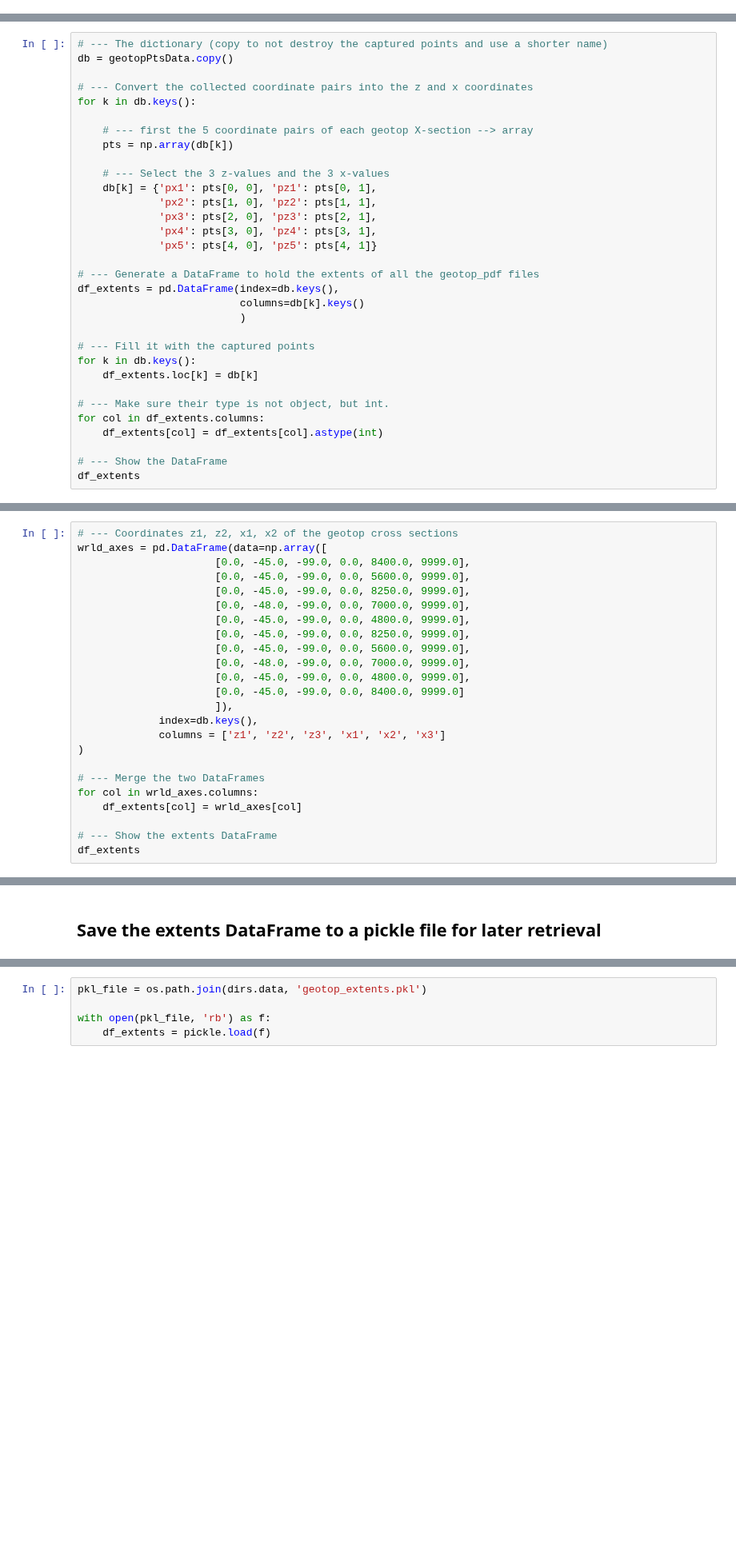
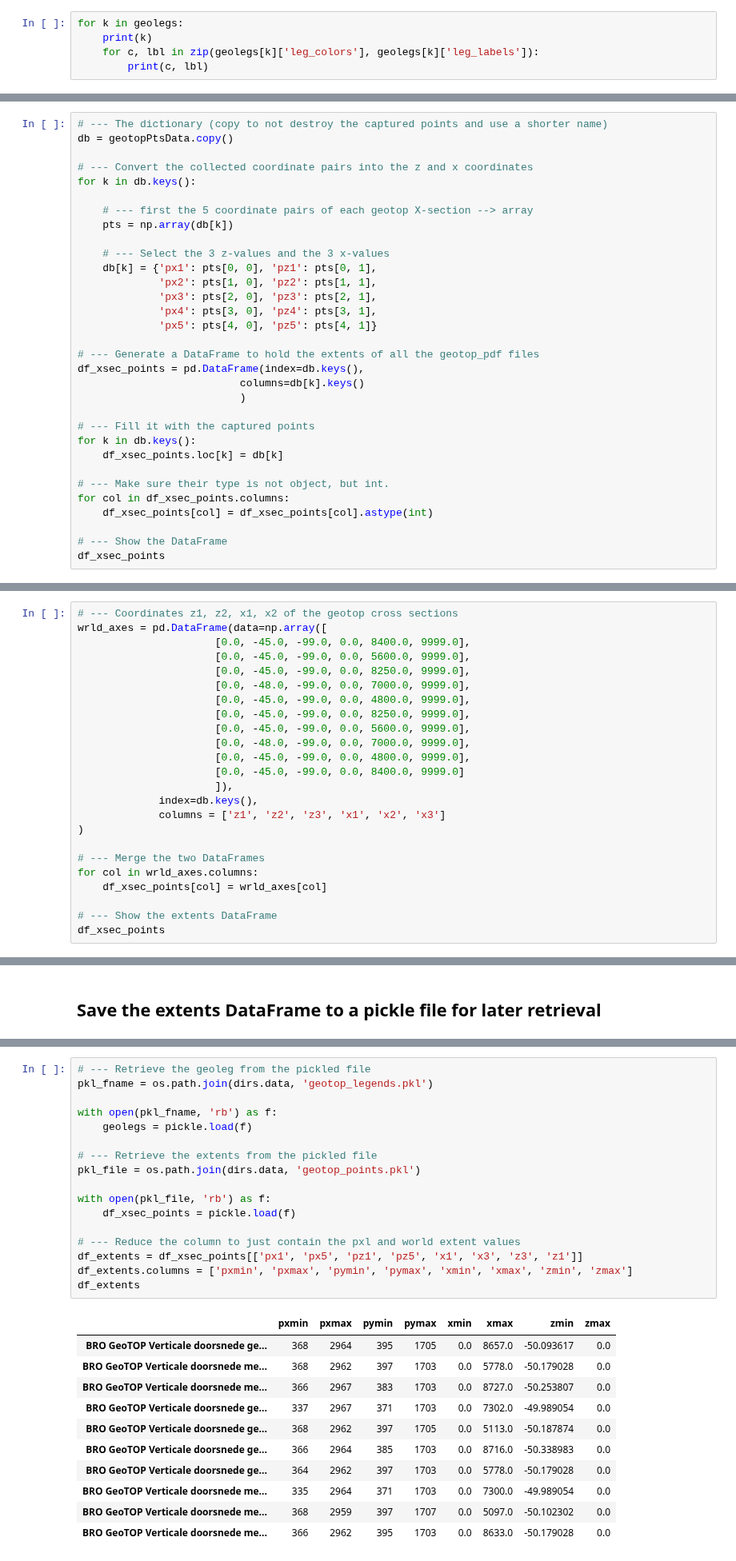
Before and after one commit to Olsthoorn/mf6lab, a Jupyter notebook: Projects/ARK_RWS/notebooks/ARK_fdm.ipynb, the cells around one changed output, grey strips where cells are left out. Shown at 80% size. Cells and saved outputs as stored; diff of their text form; blank space fills up the shorter version.

Commit message:
Geotop management software works.

```diff
--- a/Projects/ARK_RWS/notebooks/ARK_fdm.ipynb
+++ b/Projects/ARK_RWS/notebooks/ARK_fdm.ipynb
@@ -434,0 +364,5 @@ legend_colors
+# %%
+for k in geolegs:
+    print(k)
+    for c, lbl in zip(geolegs[k]['leg_colors'], geolegs[k]['leg_labels']):
+        print(c, lbl)
@@ -529,17 +477,17 @@ for k in db.keys():
              'px5': pts[4, 0], 'pz5': pts[4, 1]}
 
 # --- Generate a DataFrame to hold the extents of all the geotop_pdf files
-df_extents = pd.DataFrame(index=db.keys(),
+df_xsec_points = pd.DataFrame(index=db.keys(),
                           columns=db[k].keys()
                           )
 
 # --- Fill it with the captured points
 for k in db.keys():
-    df_extents.loc[k] = db[k]
+    df_xsec_points.loc[k] = db[k]
 
 # --- Make sure their type is not object, but int.
-for col in df_extents.columns:
-    df_extents[col] = df_extents[col].astype(int)
+for col in df_xsec_points.columns:
+    df_xsec_points[col] = df_xsec_points[col].astype(int)
 
 # --- Show the DataFrame
-df_extents
+df_xsec_points
@@ -584,7 +520,7 @@ wrld_axes = pd.DataFrame(data=np.array([
 
 # --- Merge the two DataFrames
 for col in wrld_axes.columns:
-    df_extents[col] = wrld_axes[col]
+    df_xsec_points[col] = wrld_axes[col]
 
 # --- Show the extents DataFrame
-df_extents
+df_xsec_points
@@ -682,6 +577,30 @@ directly
-# %%
-pkl_file = os.path.join(dirs.data, 'geotop_extents.pkl')
-
-with open(pkl_file, 'rb') as f:
-    df_extents = pickle.load(f)
+# %%
+# --- Retrieve the geoleg from the pickled file
+pkl_fname = os.path.join(dirs.data, 'geotop_legends.pkl')
+
+with open(pkl_fname, 'rb') as f:
+    geolegs = pickle.load(f)
+
+# --- Retrieve the extents from the pickled file
+pkl_file = os.path.join(dirs.data, 'geotop_points.pkl')
+
+with open(pkl_file, 'rb') as f:
+    df_xsec_points = pickle.load(f)
+
+# --- Reduce the column to just contain the pxl and world extent values
+df_extents = df_xsec_points[['px1', 'px5', 'pz1', 'pz5', 'x1', 'x3', 'z3', 'z1']]
+df_extents.columns = ['pxmin', 'pxmax', 'pymin', 'pymax', 'xmin', 'xmax', 'zmin', 'zmax']
+df_extents
+# %% [output]
+|  | pxmin | pxmax | pymin | pymax | xmin | xmax | zmin | zmax |
+| BRO GeoTOP Verticale doorsnede ge... | 368 | 2964 | 395 | 1705 | 0.0 | 8657.0 | -50.093617 | 0.0 |
+| BRO GeoTOP Verticale doorsnede me... | 368 | 2962 | 397 | 1703 | 0.0 | 5778.0 | -50.179028 | 0.0 |
+| BRO GeoTOP Verticale doorsnede me... | 366 | 2967 | 383 | 1703 | 0.0 | 8727.0 | -50.253807 | 0.0 |
+| BRO GeoTOP Verticale doorsnede ge... | 337 | 2967 | 371 | 1703 | 0.0 | 7302.0 | -49.989054 | 0.0 |
+| BRO GeoTOP Verticale doorsnede ge... | 368 | 2962 | 397 | 1705 | 0.0 | 5113.0 | -50.187874 | 0.0 |
+| BRO GeoTOP Verticale doorsnede ge... | 366 | 2964 | 385 | 1703 | 0.0 | 8716.0 | -50.338983 | 0.0 |
+| BRO GeoTOP Verticale doorsnede ge... | 364 | 2962 | 397 | 1703 | 0.0 | 5778.0 | -50.179028 | 0.0 |
+| BRO GeoTOP Verticale doorsnede me... | 335 | 2964 | 371 | 1703 | 0.0 | 7300.0 | -49.989054 | 0.0 |
+| BRO GeoTOP Verticale doorsnede me... | 368 | 2959 | 397 | 1707 | 0.0 | 5097.0 | -50.102302 | 0.0 |
+| BRO GeoTOP Verticale doorsnede me... | 366 | 2962 | 395 | 1703 | 0.0 | 8633.0 | -50.179028 | 0.0 |
 # %% [markdown]
```
Also changed, not shown: parts of 39 cells of this notebook, 1 other file.
